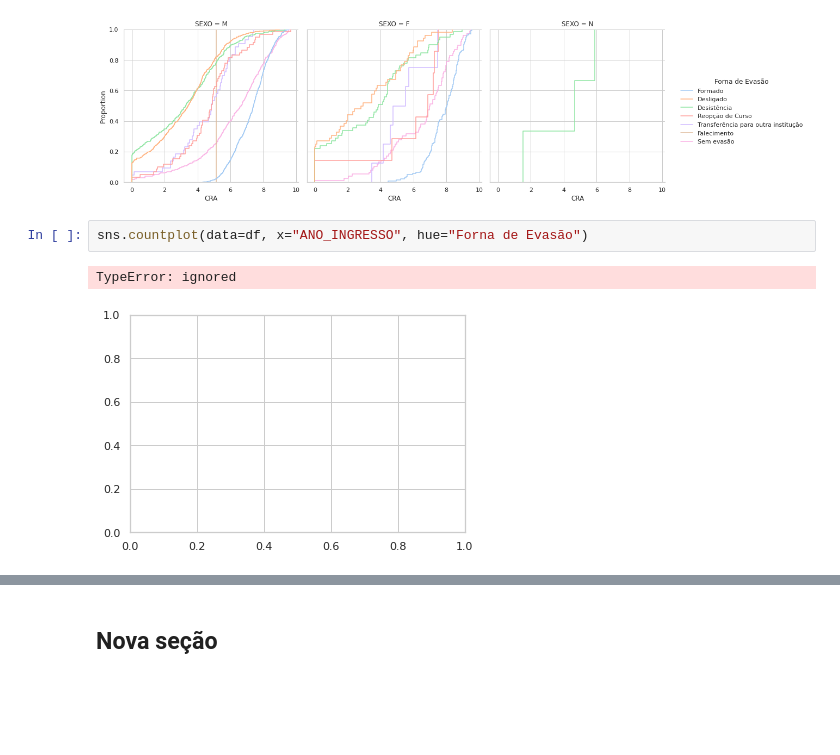
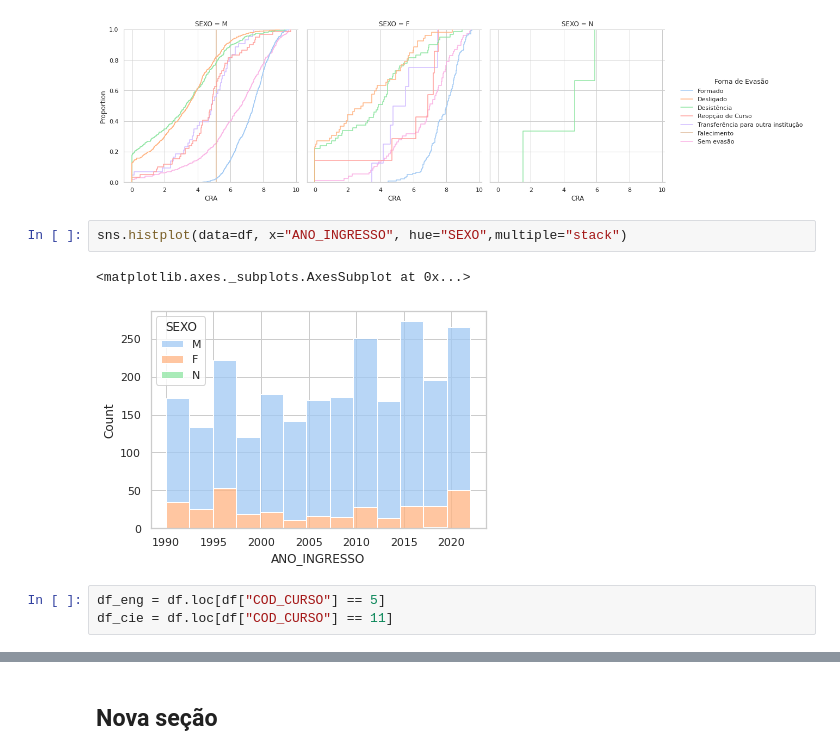
Before and after one commit to ceccoRebeca/mulherescomputacao, a Jupyter notebook: EDA_DadosProplan.ipynb, the cells around one changed output, grey strips where cells are left out. Drawn from its saved outputs; the diff is of its cells as text; blank space fills up the shorter version.

```diff
--- a/EDA_DadosProplan.ipynb
+++ b/EDA_DadosProplan.ipynb
@@ -59,7 +71,10 @@ sns.displot(df, x="CRA", hue="Forna de Evasão", kind="ecdf",col="SEXO")
 <seaborn.axisgrid.FacetGrid at 0x...>
 [figure]
 # %%
-sns.countplot(data=df, x="ANO_INGRESSO", hue="Forna de Evasão")
+sns.histplot(data=df, x="ANO_INGRESSO", hue="SEXO",multiple="stack")
 # %% [output]
-TypeError: ignored
+<matplotlib.axes._subplots.AxesSubplot at 0x...>
-[figure, old version]
+[figure, new version]
+# %%
+df_eng = df.loc[df["COD_CURSO"] == 5]
+df_cie = df.loc[df["COD_CURSO"] == 11]
```
Also changed, not shown: parts of 21 cells of this notebook.
